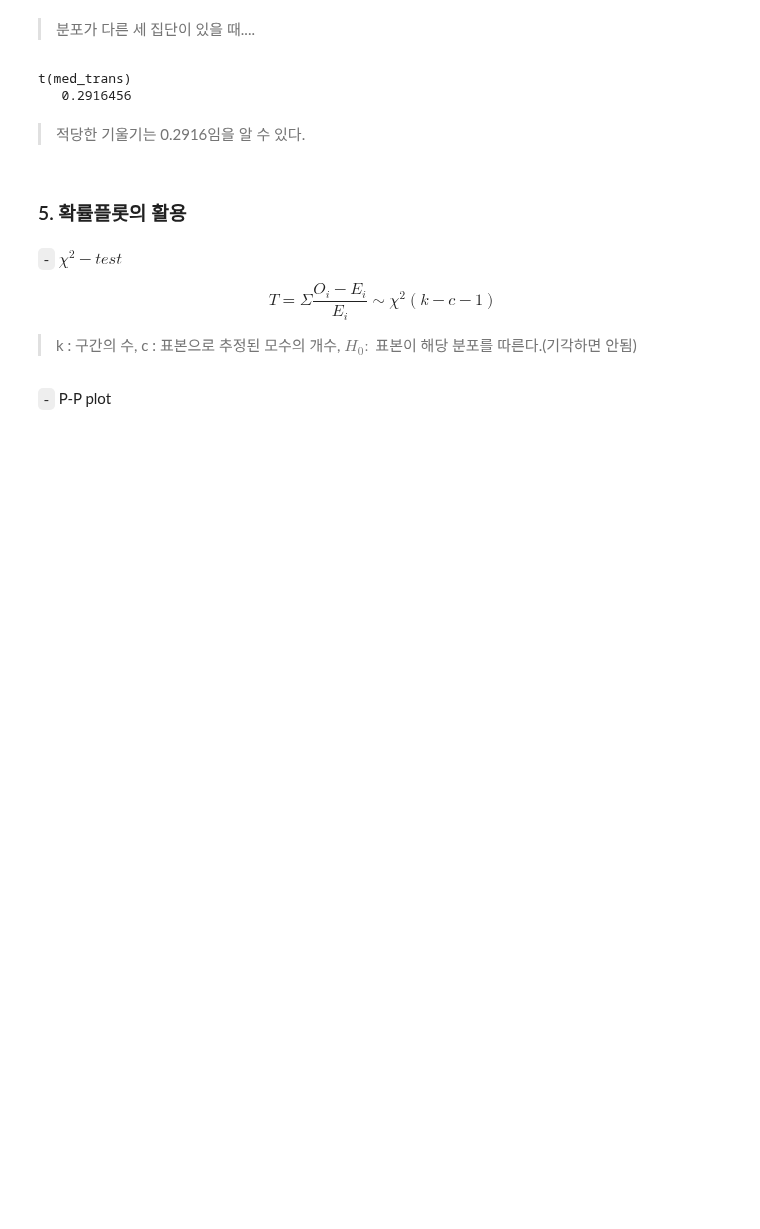
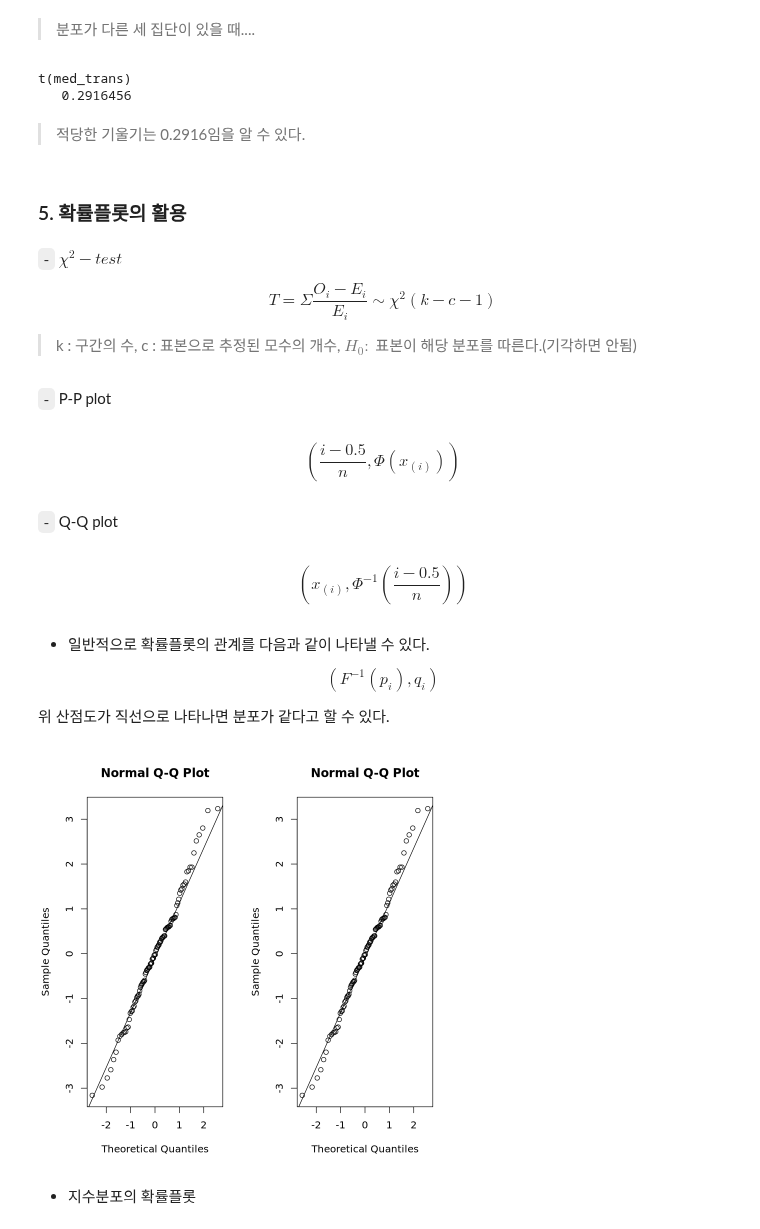
Before and after one commit to HollyRiver/R, a Jupyter notebook: EDA/code assemble.ipynb, the cells around one changed output. Cells and saved outputs as stored; diff of their text form; code cells hidden in the pictures; blank space fills up the shorter version.

```diff
--- a/EDA/code assemble.ipynb
+++ b/EDA/code assemble.ipynb
@@ -266,3 +266,34 @@ $$T = \Sigma\frac{O_i - E_i}{E_i} \sim \chi^2(k-c-1)$$
 > k : 구간의 수, c : 표본으로 추정된 모수의 개수, $H_0 : $ 표본이 해당 분포를 따른다.(기각하면 안됨)
 # %% [markdown]
 `-` P-P plot
+# %% [markdown]
+$$(\frac{i - 0.5}{n}, \Phi(x_{(i)}))$$
+# %% [markdown]
+`-` Q-Q plot
+# %% [markdown]
+$$(x_{(i)}, \Phi^{-1}(\frac{i - 0.5}{n}))$$
+# %% [markdown]
+* 일반적으로 확률플롯의 관계를 다음과 같이 나타낼 수 있다.
+
+$$(F^{-1}(p_i), q_i)$$
+
+위 산점도가 직선으로 나타나면 분포가 같다고 할 수 있다.
+# %%
+n = 100
+p_i <- seq(0.5/n, (n-0.5)/n, length = n)
+# %%
+x <- qnorm(p_i)
+y <- rt(100, 10)
+
+par(mfcol = c(1, 2))
+qqplot(x, y, xlab = "Theoretical Quantiles", ylab = "Sample Quantiles", main = "Normal Q-Q Plot")
+qqline(y)
+
+qqnorm(y)
+qqline(y)  ## have no another sample
+
+## logically same
+# %% [output]
+[figure, added]
+# %% [markdown]
+* 지수분포의 확률플롯
```
Also changed, not shown: parts of 4 cells of this notebook, 3 other files.
